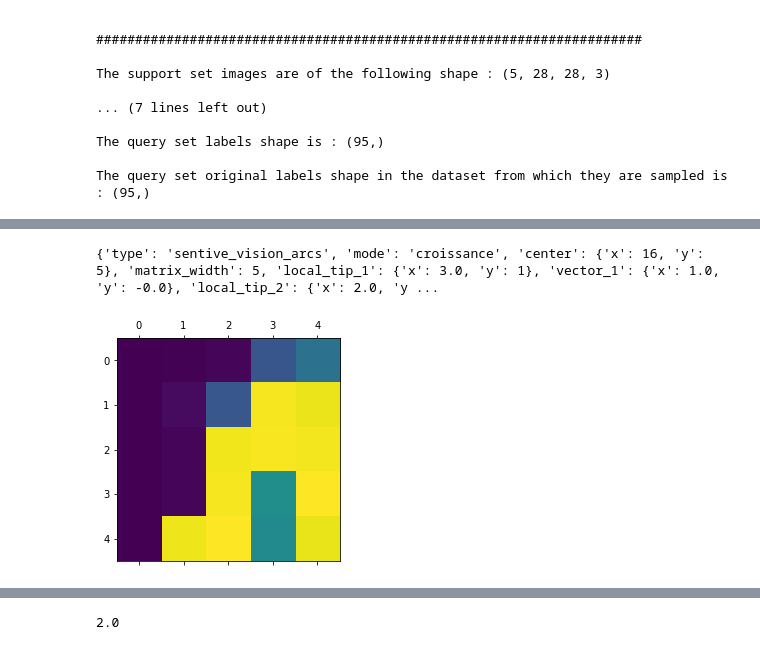
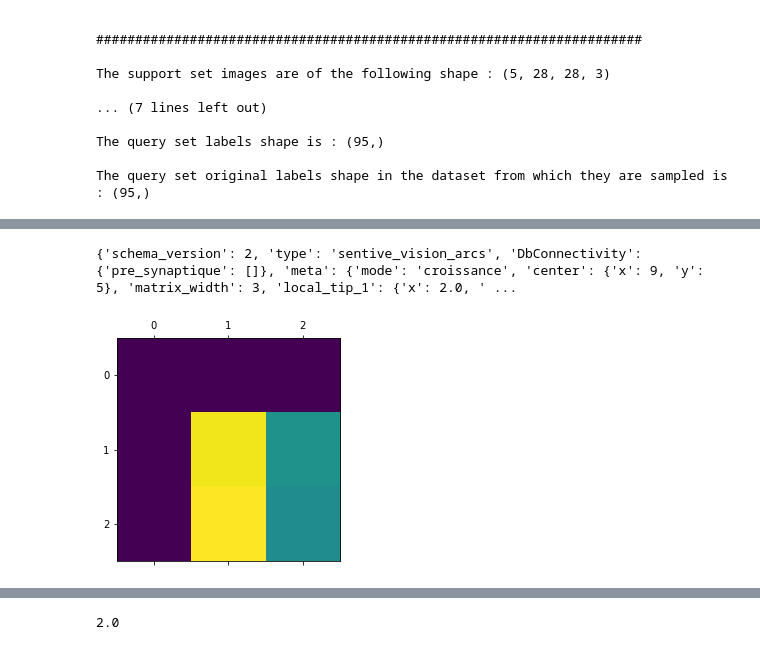
Before and after one commit to oliviermanette/metadl, a Jupyter notebook: starting_kit/sandbox_flod.ipynb, the cells around one changed output, grey strips where cells are left out. Drawn from its saved outputs; the diff is of its cells as text; code cells hidden in the pictures.

```diff
--- a/starting_kit/sandbox_flod.ipynb
+++ b/starting_kit/sandbox_flod.ipynb
@@ -589,5 +771,5 @@ pool_vision[1].neuron
 # %%
-show_receptive_field(1)
+show_receptive_field(0)
 # %% [output]
-{'type': 'sentive_vision_arcs', 'mode': 'croissance', 'center': {'x': 16, 'y': 5}, 'matrix_width': 5, 'local_tip_1': {'x': 3.0, 'y': 1}, 'vector_1': {'x': 1.0, 'y': -0.0}, 'local_tip_2': {'x': 2.0, 'y ...
+{'schema_version': 2, 'type': 'sentive_vision_arcs', 'DbConnectivity': {'pre_synaptique': []}, 'meta': {'mode': 'croissance', 'center': {'x': 9, 'y': 5}, 'matrix_width': 3, 'local_tip_1': {'x': 2.0, ' ...
-[figure, old version]
+[figure, new version]
```
Also changed, not shown: parts of 26 cells of this notebook.
